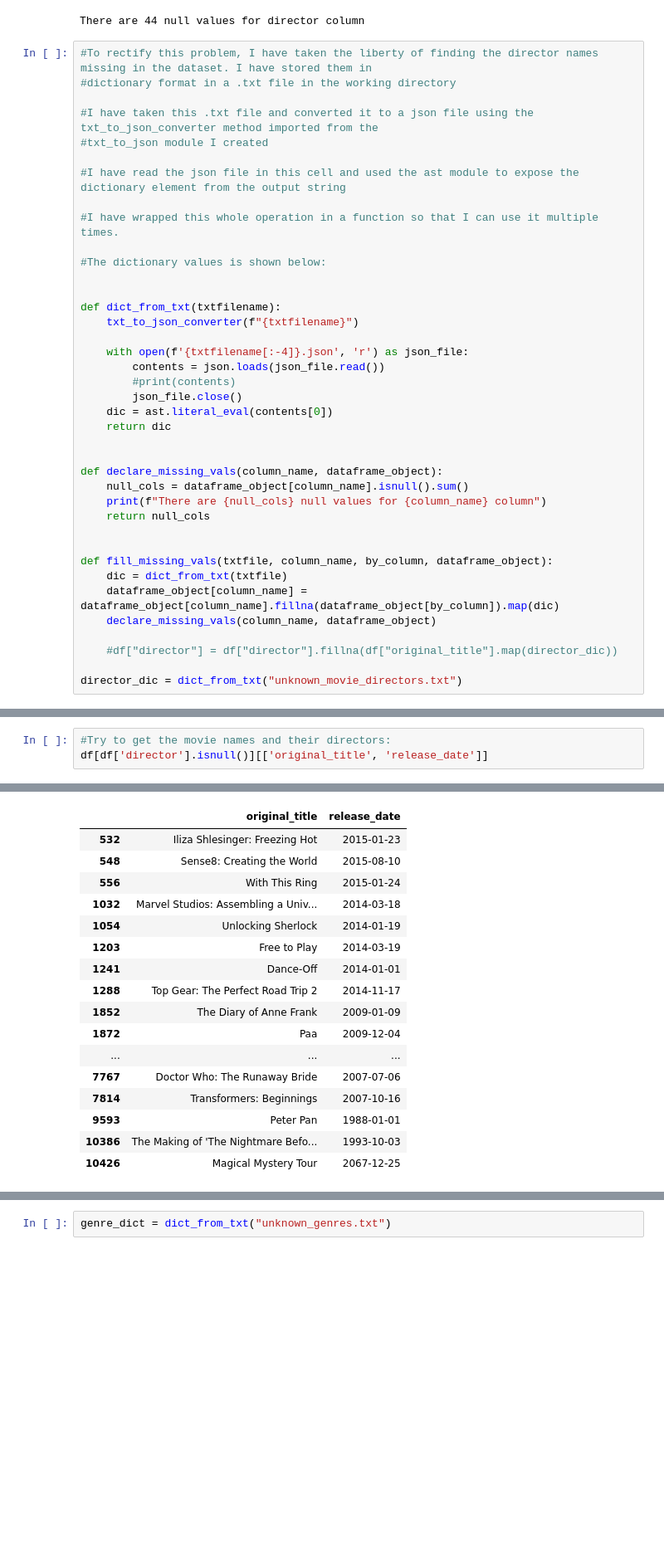
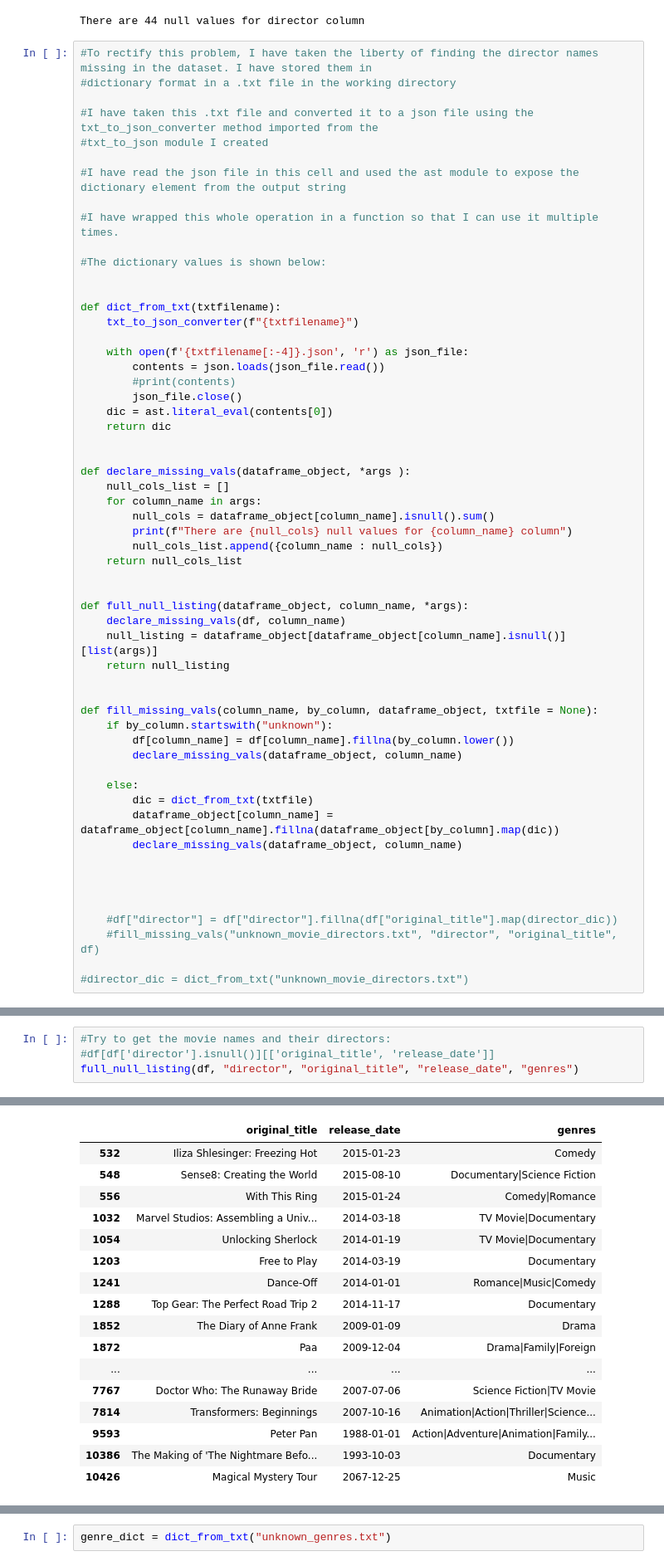
Before and after one commit to DO1795/tmdb_movies_analysis, a Jupyter notebook: Investigating_a_dataset.ipynb, the cells around one changed output, grey strips where cells are left out. Shown at 83% size. Drawn from its saved outputs; the diff is of its cells as text; blank space fills up the shorter version.

```diff
--- a/Investigating_a_dataset.ipynb
+++ b/Investigating_a_dataset.ipynb
@@ -196,18 +197,36 @@ def dict_from_txt(txtfilename):
     return dic
 
 
-def declare_missing_vals(column_name, dataframe_object):
-    null_cols = dataframe_object[column_name].isnull().sum()
-    print(f"There are {null_cols} null values for {column_name} column")
-    return null_cols
+def declare_missing_vals(dataframe_object, *args ):
+    null_cols_list = []
+    for column_name in args:
+        null_cols = dataframe_object[column_name].isnull().sum()
+        print(f"There are {null_cols} null values for {column_name} column")
+        null_cols_list.append({column_name : null_cols})
+    return null_cols_list
 
 
-def fill_missing_vals(txtfile, column_name, by_column, dataframe_object):
-    dic = dict_from_txt(txtfile)
-    dataframe_object[column_name] = dataframe_object[column_name].fillna(dataframe_object[by_column]).map(dic)
-    declare_missing_vals(column_name, dataframe_object)
+def full_null_listing(dataframe_object, column_name, *args):
+    declare_missing_vals(df, column_name)
+    null_listing = dataframe_object[dataframe_object[column_name].isnull()][list(args)]
+    return null_listing
+
+
+def fill_missing_vals(column_name, by_column, dataframe_object, txtfile = None):
+    if by_column.startswith("unknown"):
+        df[column_name] = df[column_name].fillna(by_column.lower())
+        declare_missing_vals(dataframe_object, column_name)
+
+    else:
+        dic = dict_from_txt(txtfile)
+        dataframe_object[column_name] = dataframe_object[column_name].fillna(dataframe_object[by_column].map(dic))
+        declare_missing_vals(dataframe_object, column_name)
+
+
+
 
     #df["director"] = df["director"].fillna(df["original_title"].map(director_dic))
+    #fill_missing_vals("unknown_movie_directors.txt", "director", "original_title", df)
 
-director_dic = dict_from_txt("unknown_movie_directors.txt")
+#director_dic = dict_from_txt("unknown_movie_directors.txt")
 # %%
@@ -222,5 +243,6 @@ There are 76 null values for cast column
 There are 1030 null values for production_companies column
 # %%
 #Try to get the movie names and their directors:
-df[df['director'].isnull()][['original_title', 'release_date']]
+#df[df['director'].isnull()][['original_title', 'release_date']]
+full_null_listing(df, "director", "original_title", "release_date", "genres")
 # %% [output]
@@ -227,20 +250,20 @@ df[df['director'].isnull()][['original_title', 'release_date']]
-|  | original_title | release_date |
-| 532 | Iliza Shlesinger: Freezing Hot | 2015-01-23 |
-| 548 | Sense8: Creating the World | 2015-08-10 |
-| 556 | With This Ring | 2015-01-24 |
-| 1032 | Marvel Studios: Assembling a Univ... | 2014-03-18 |
-| 1054 | Unlocking Sherlock | 2014-01-19 |
-| 1203 | Free to Play | 2014-03-19 |
-| 1241 | Dance-Off | 2014-01-01 |
-| 1288 | Top Gear: The Perfect Road Trip 2 | 2014-11-17 |
-| 1852 | The Diary of Anne Frank | 2009-01-09 |
-| 1872 | Paa | 2009-12-04 |
-| ... | ... | ... |
-| 7767 | Doctor Who: The Runaway Bride | 2007-07-06 |
-| 7814 | Transformers: Beginnings | 2007-10-16 |
-| 9593 | Peter Pan | 1988-01-01 |
-| 10386 | The Making of 'The Nightmare Befo... | 1993-10-03 |
-| 10426 | Magical Mystery Tour | 2067-12-25 |
+|  | original_title | release_date | genres |
+| 532 | Iliza Shlesinger: Freezing Hot | 2015-01-23 | Comedy |
+| 548 | Sense8: Creating the World | 2015-08-10 | Documentary|Science Fiction |
+| 556 | With This Ring | 2015-01-24 | Comedy|Romance |
+| 1032 | Marvel Studios: Assembling a Univ... | 2014-03-18 | TV Movie|Documentary |
+| 1054 | Unlocking Sherlock | 2014-01-19 | TV Movie|Documentary |
+| 1203 | Free to Play | 2014-03-19 | Documentary |
+| 1241 | Dance-Off | 2014-01-01 | Romance|Music|Comedy |
+| 1288 | Top Gear: The Perfect Road Trip 2 | 2014-11-17 | Documentary |
+| 1852 | The Diary of Anne Frank | 2009-01-09 | Drama |
+| 1872 | Paa | 2009-12-04 | Drama|Family|Foreign |
+| ... | ... | ... | ... |
+| 7767 | Doctor Who: The Runaway Bride | 2007-07-06 | Science Fiction|TV Movie |
+| 7814 | Transformers: Beginnings | 2007-10-16 | Animation|Action|Thriller|Science... |
+| 9593 | Peter Pan | 1988-01-01 | Action|Adventure|Animation|Family... |
+| 10386 | The Making of 'The Nightmare Befo... | 1993-10-03 | Documentary |
+| 10426 | Magical Mystery Tour | 2067-12-25 | Music |
 # %%
 #Using fillna to map the values from the dictionary to the empty values in the director column
 
```
Also changed, not shown: parts of 88 cells of this notebook.
